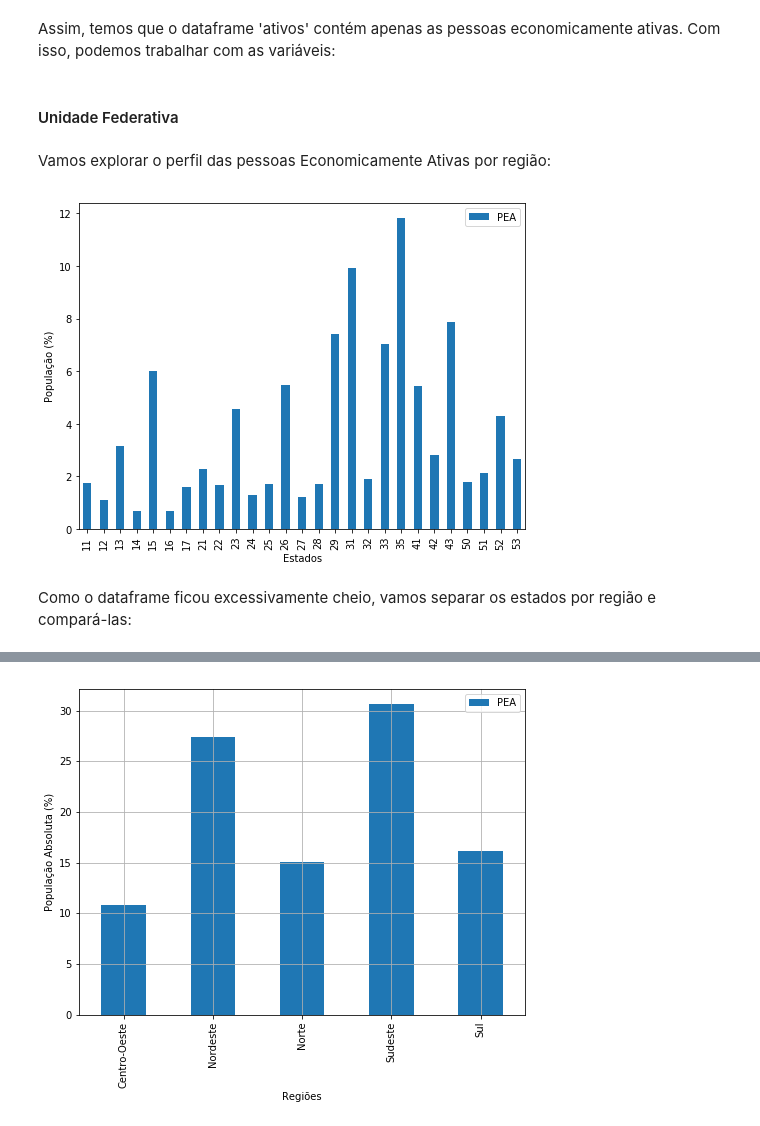
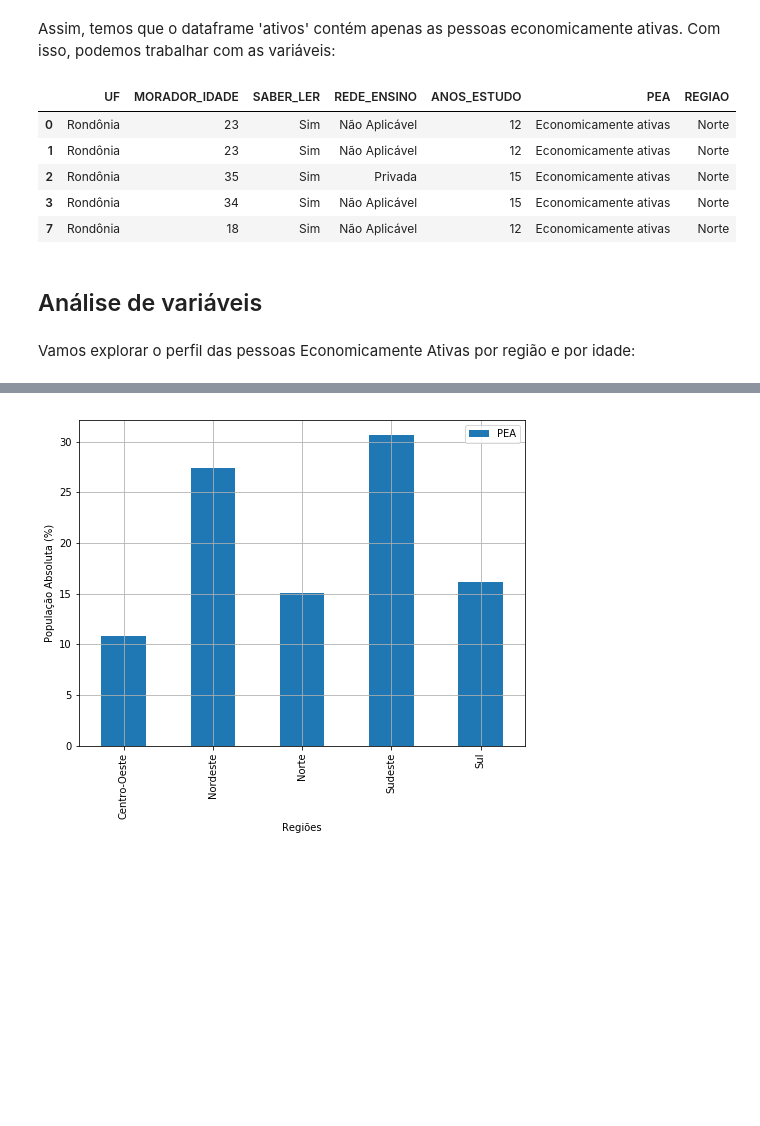
Before and after one commit to FidyBack/projeto_Cdata, a Jupyter notebook: Projeto1 Layout.ipynb, the cells around one changed output, grey strips where cells are left out. Drawn from its saved outputs; the diff is of its cells as text; code cells hidden in the pictures; blank space fills up the shorter version.

```diff
--- a/Projeto1 Layout.ipynb
+++ b/Projeto1 Layout.ipynb
@@ -88,17 +99,38 @@ ativos.shape
 # %% [markdown]
 Assim, temos que o dataframe 'ativos' contém apenas as pessoas economicamente ativas. Com isso, podemos trabalhar com as variáveis:
-# %% [markdown]
-#### Unidade Federativa
+# %%
+# Vamos separar a variável "UF" em regiões, para melhor visualização:
+if 'REGIAO' not in ativos:
+    ativos.loc[(ativos.UF>10)&(ativos.UF<20), "REGIAO"] = "Norte"
+    ativos.loc[(ativos.UF>20)&(ativos.UF<30), "REGIAO"] = "Nordeste"
+    ativos.loc[(ativos.UF>30)&(ativos.UF<37), "REGIAO"] = "Sudeste"
+    ativos.loc[(ativos.UF>40)&(ativos.UF<48), "REGIAO"] = "Sul"
+    ativos.loc[(ativos.UF>49)&(ativos.UF<56), "REGIAO"] = "Centro-Oeste"
+else:
+    pass
+
+ativos.head()
+
+# Definiremos quais variáveis são qualitativas:
+ativos.UF = ativos.UF.astype('category')
+ativos.SABER_LER = ativos.SABER_LER.astype('category')
+ativos.REDE_ENSINO = ativos.REDE_ENSINO.astype('category')
+ativos.PEA = ativos.PEA.astype('category')
+
+ativos.UF.cat.categories = ("Rondônia", "Acre", "Amazonas", "Roraima", "Pará", "Amapá", "Tocantins", "Maranhão", "Piauí", "Ceará", "Rio Grande do Norte", "Paraíba", "Pernambuco", "Alagoas", "Sergipe", "Bahia", "Minas Gerais", "Espírito Santo", "Rio de Janeiro", "São Paulo", "Paraná", "Santa Catarina", "Rio Grande do Sul", "Mato Grosso do Sul", "Mato Grosso", "Goiás", "Distrito Federal")
+ativos.SABER_LER.cat.categories = ("Sim", "Não")
+ativos.REDE_ENSINO.cat.categories = ("Não Aplicável","Pública", "Privada")
+ativos.PEA.cat.categories = (["Economicamente ativas"])
+
+ativos.head()
+# %% [output]
+|  | UF | MORADOR_IDADE | SABER_LER | REDE_ENSINO | ANOS_ESTUDO | PEA | REGIAO |
+| 0 | Rondônia | 23 | Sim | Não Aplicável | 12 | Economicamente ativas | Norte |
+| 1 | Rondônia | 23 | Sim | Não Aplicável | 12 | Economicamente ativas | Norte |
+| 2 | Rondônia | 35 | Sim | Privada | 15 | Economicamente ativas | Norte |
+| 3 | Rondônia | 34 | Sim | Não Aplicável | 15 | Economicamente ativas | Norte |
+| 7 | Rondônia | 18 | Sim | Não Aplicável | 12 | Economicamente ativas | Norte |
+# %% [markdown]
+## Análise de variáveis
 # %% [markdown]
-Vamos explorar o perfil das pessoas Economicamente Ativas por região:
+Vamos explorar o perfil das pessoas Economicamente Ativas por região e por idade:
-# %%
-# Comparação estados Vs População Economicamente Ativa
-pea_uf = pd.crosstab(ativos.UF, ativos.PEA, normalize = True) * 100
-pea_uf.plot(kind='bar', figsize=(8, 6))
-plt.ylabel("População (%)")
-plt.xlabel('Estados')
-plt.legend(["PEA"]);
-# %% [output]
-[figure, removed]
-# %% [markdown]
-Como o dataframe ficou excessivamente cheio, vamos separar os estados por região e compará-las:
```
Also changed, not shown: parts of 14 cells of this notebook.
